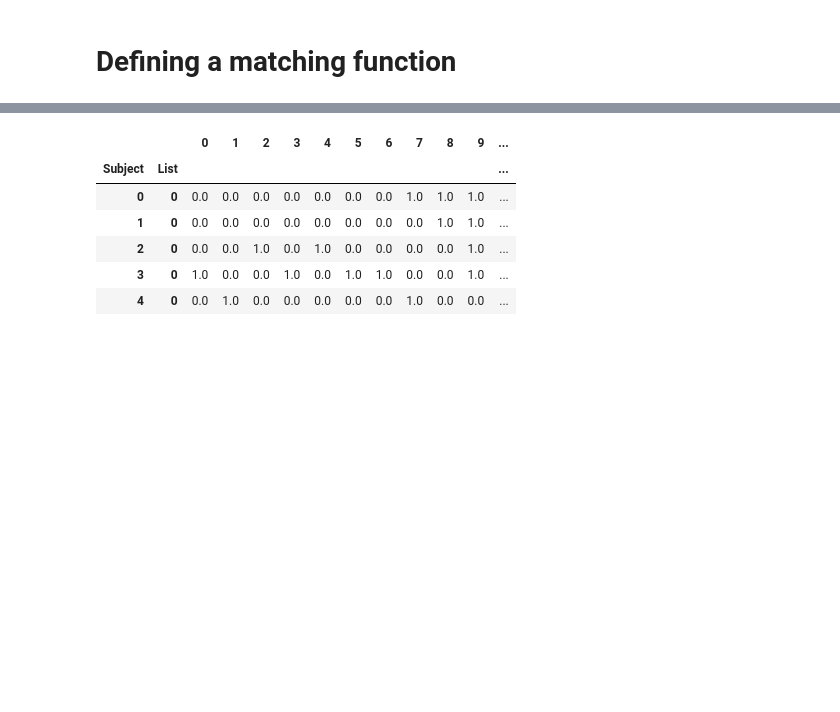
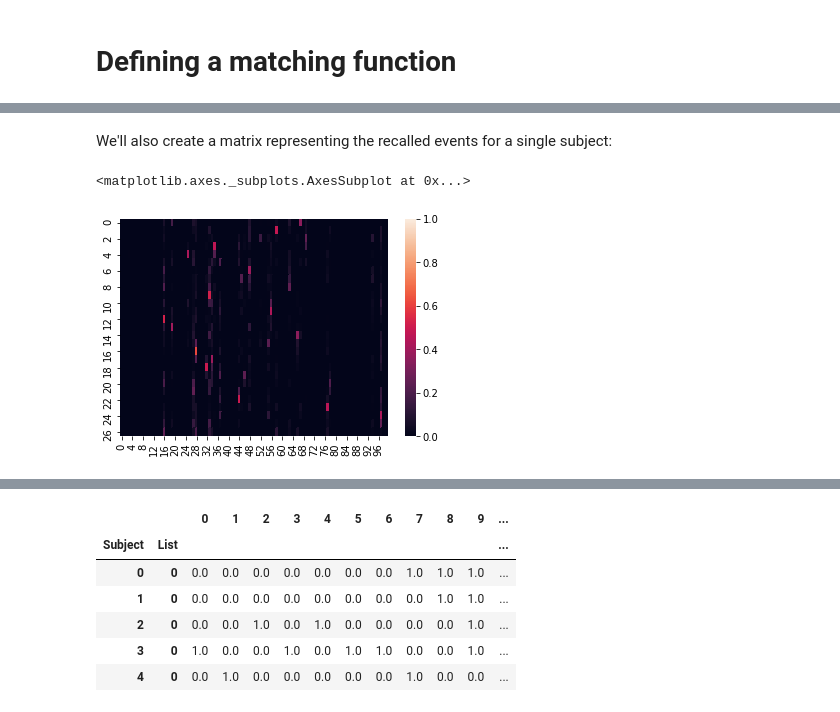
Before and after one commit to ContextLab/quail, a Jupyter notebook: docs/tutorial/naturalistic-analyses.ipynb, the cells around one changed output, grey strips where cells are left out. Drawn from its saved outputs; the diff is of its cells as text; code cells hidden in the pictures; blank space fills up the shorter version.

```diff
--- a/docs/tutorial/naturalistic-analyses.ipynb
+++ b/docs/tutorial/naturalistic-analyses.ipynb
@@ -112,0 +108,8 @@ sns.heatmap(a_single_subject, robust=True)
+# %% [markdown]
+We'll also create a matrix representing the recalled events for a single subject:
+# %%
+rec_mtx = np.array([x['features'] for x in egg.get_rec_features('features').iloc[12, :].values if len(x)])
+sns.heatmap(rec_mtx, vmin=0, vmax=1)
+# %% [output]
+<matplotlib.axes._subplots.AxesSubplot at 0x...>
+[figure, added]
```
Also changed, not shown: parts of 36 cells of this notebook, 1 other file.
